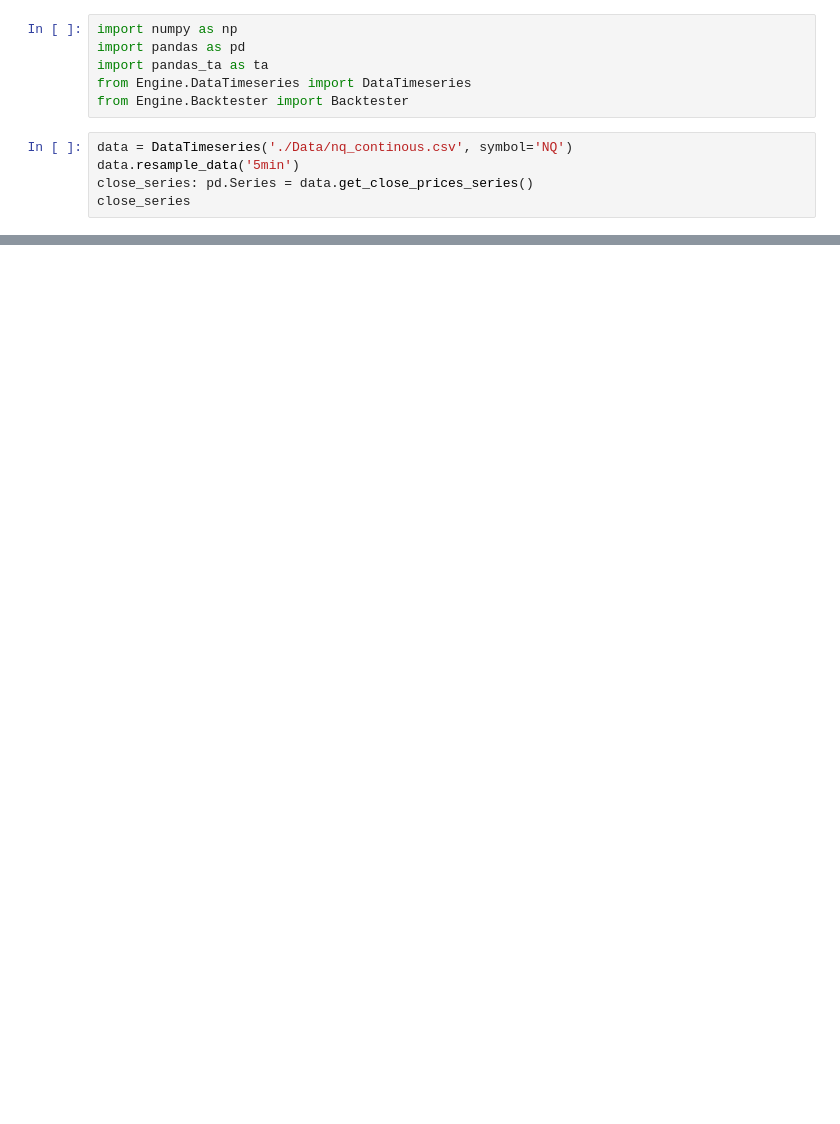
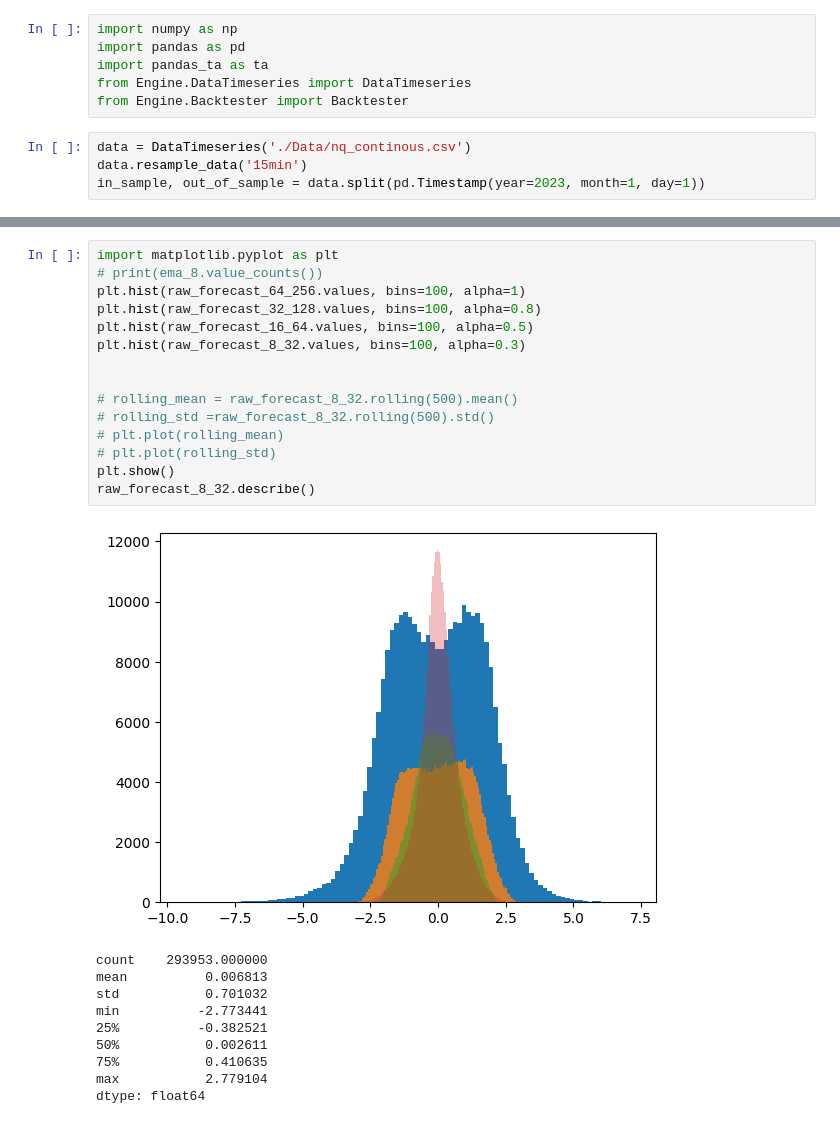
Before and after one commit to Rugbeatuno/RugbeatunoBacktestingSuite, a Jupyter notebook: carver_ewmac.ipynb, the cells around one changed output, grey strips where cells are left out. Saved outputs shown, nothing was run; the diff lists cells and outputs as text; blank space fills up the shorter version.

```diff
--- a/carver_ewmac.ipynb
+++ b/carver_ewmac.ipynb
@@ -5,10 +5,9 @@ import pandas_ta as ta
 from Engine.DataTimeseries import DataTimeseries
 from Engine.Backtester import Backtester
 # %%
-data = DataTimeseries('./Data/nq_continous.csv', symbol='NQ')
-data.resample_data('5min')
-close_series: pd.Series = data.get_close_prices_series()
-close_series
+data = DataTimeseries('./Data/nq_continous.csv')
+data.resample_data('15min')
+in_sample, out_of_sample = data.split(pd.Timestamp(year=2023, month=1, day=1))
 # %% [output]
 Loading ./Data/nq_continous.csv
 
@@ -92,3 +49,29 @@ df = pd.DataFrame({
+# %%
+import matplotlib.pyplot as plt
+# print(ema_8.value_counts())
+plt.hist(raw_forecast_64_256.values, bins=100, alpha=1)
+plt.hist(raw_forecast_32_128.values, bins=100, alpha=0.8)
+plt.hist(raw_forecast_16_64.values, bins=100, alpha=0.5)
+plt.hist(raw_forecast_8_32.values, bins=100, alpha=0.3)
+
+
+# rolling_mean = raw_forecast_8_32.rolling(500).mean()
+# rolling_std =raw_forecast_8_32.rolling(500).std()
+# plt.plot(rolling_mean)
+# plt.plot(rolling_std)
+plt.show()
+raw_forecast_8_32.describe()
+# %% [output]
+[figure, added]
+count    293953.000000
+mean          0.006813
+std           0.701032
+min          -2.773441
+25%          -0.382521
+50%           0.002611
+75%           0.410635
+max           2.779104
+dtype: float64
 # %%
 import optuna
 
```
Also changed, not shown: parts of 5 cells of this notebook, 6 other files.
